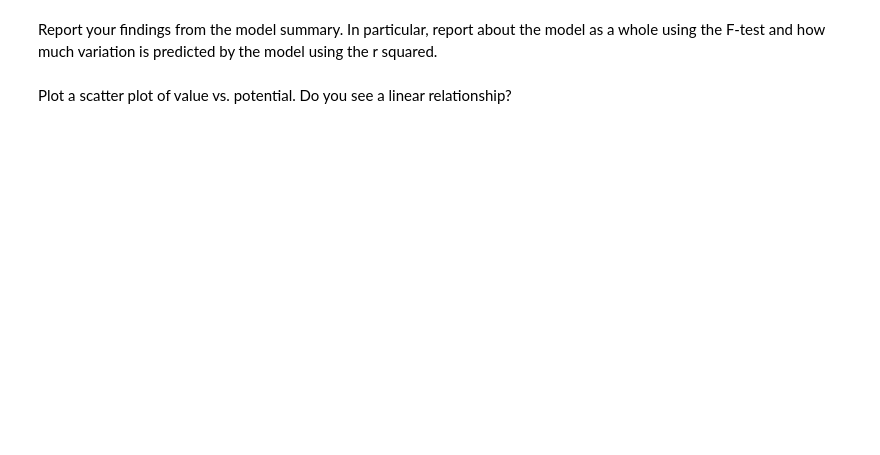
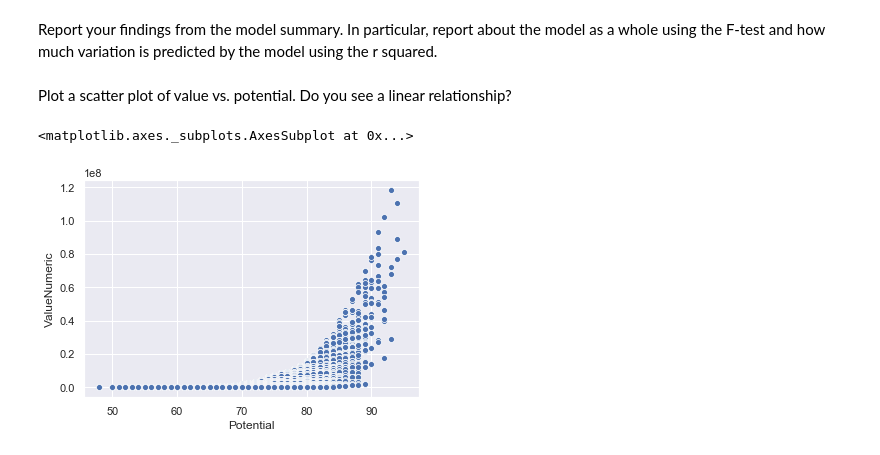
Before and after one commit to ta-datapt-bcn/lab-correlation-tests-with-scipy, a Jupyter notebook: your-code/main.ipynb, the cells around one changed output. Drawn from its saved outputs; the diff is of its cells as text; code cells hidden in the pictures; blank space fills up the shorter version.

```diff
--- a/your-code/main.ipynb
+++ b/your-code/main.ipynb
@@ -25,3 +40,27 @@ Player's values are expressed in millions of euros. We would like this column to
+# %%
+# Your code here:
+
+def numeric_value(x):
+
+    '''
+    This function strips all non-numeric characters from each cell
+    and transforms them into numeric (float)
+    '''
+
+    amount = x.replace('€', '')
+
+    # Changing the milions (M) for 1000000's
+    if 'M' in amount:
+        amount = amount.replace('M', '')
+        amount = float(amount)*1000000
+
+    # Changing the thousands (K) for 1000's
+    elif 'K' in amount:
+        amount = amount.replace('K', '')
+        amount = float(amount)*1000
+    return float(amount)
+# %%
+fifa['ValueNumeric'] =  fifa['Value'].apply(numeric_value)
 # %% [markdown]
 #### We'd like to determine whether a player's preffered foot and position have an impact on their value.
 
@@ -51,3 +178,5 @@ We'll start by ensuring there are no missing values. Examine all variables for a
+# %%
+fifa.dropna(inplace=True)
 # %% [markdown]
 Using the FIFA dataset, in the cell below, create a linear model predicting value using stamina and sprint speed. create the model using `statsmodels`. Print the model summary.
 
@@ -70,3 +279,7 @@ Report your findings from the model summary. In particular, report about the mod
 Plot a scatter plot of value vs. potential. Do you see a linear relationship?
 # %%
 # Your code here:
+sns.scatterplot(fifa['Potential'], fifa['ValueNumeric'])
+# %% [output]
+<matplotlib.axes._subplots.AxesSubplot at 0x...>
+[figure, added]
```
Also changed, not shown: parts of 29 cells of this notebook.
